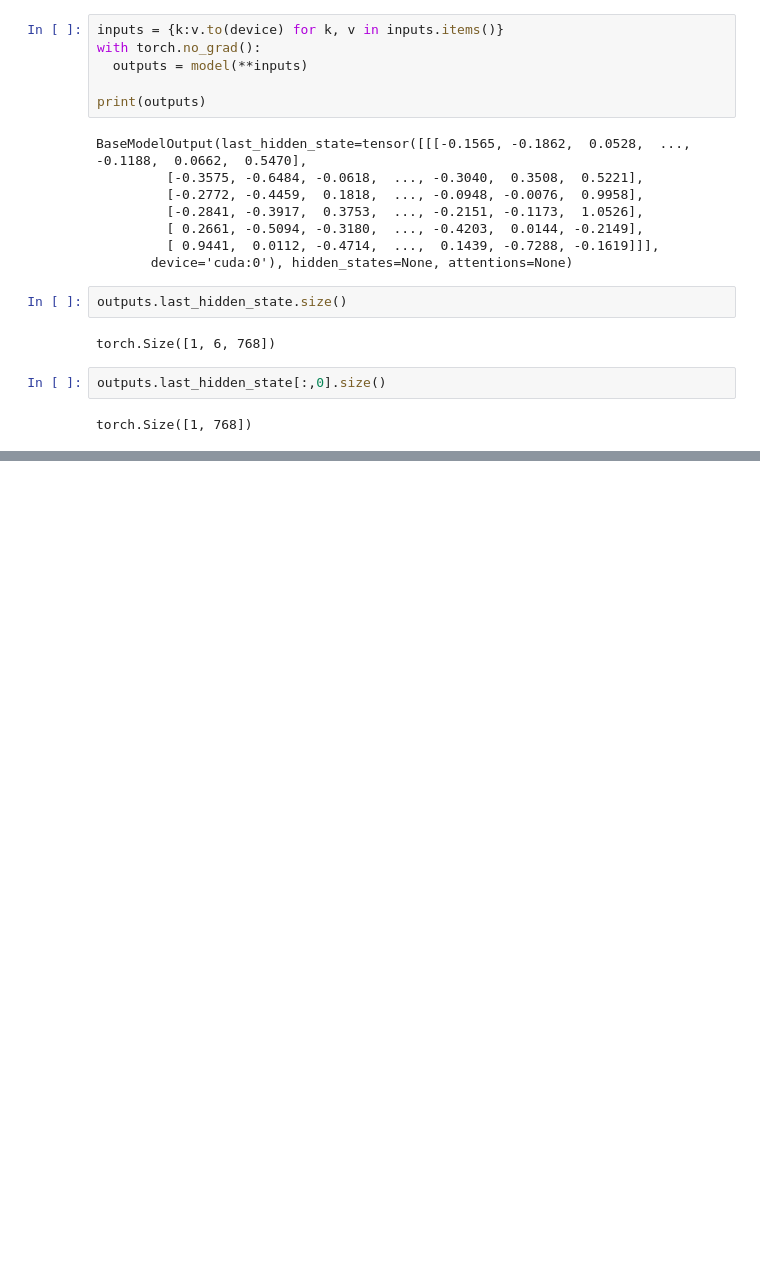
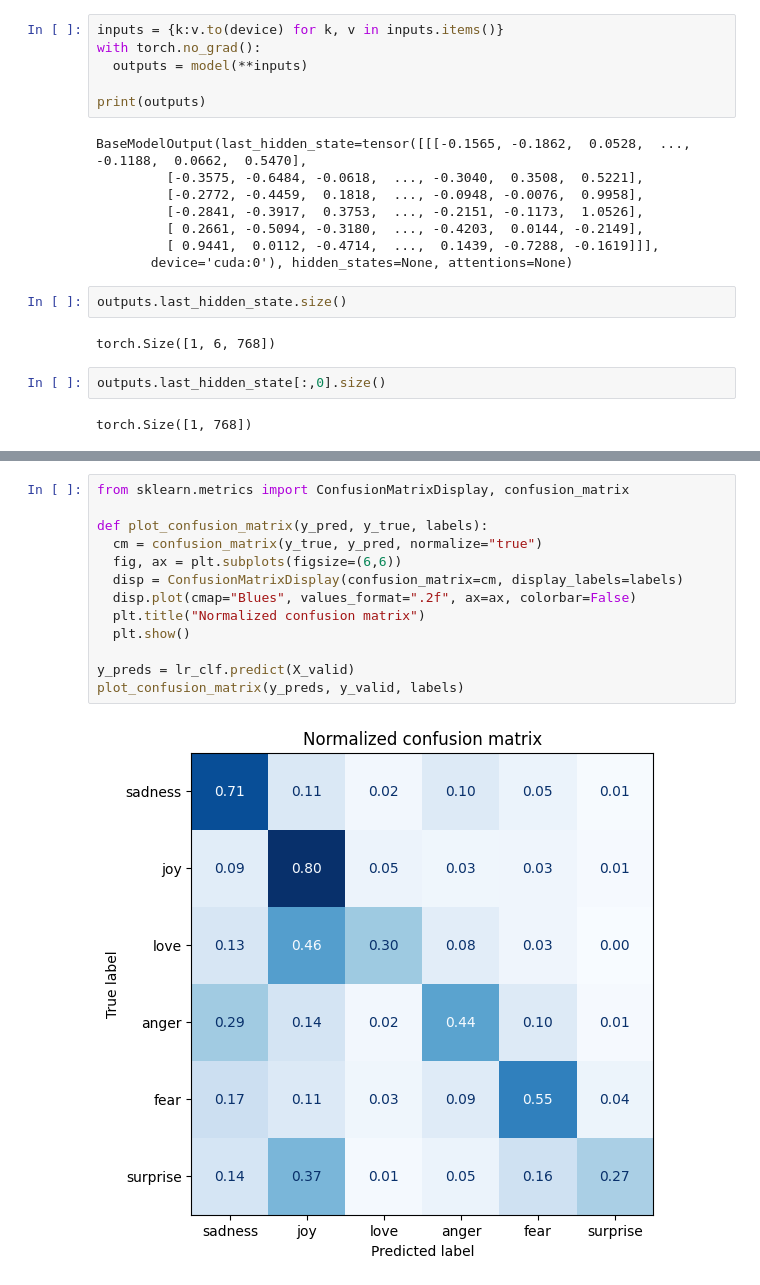
Before and after one commit to ZhangYan0001/TF-Learnning, a Jupyter notebook: Src/item2/2_1.ipynb, the cells around one changed output, grey strips where cells are left out. Cells and saved outputs as stored; diff of their text form; blank space fills up the shorter version.

```diff
--- a/Src/item2/2_1.ipynb
+++ b/Src/item2/2_1.ipynb
@@ -193,0 +257,15 @@ torch.Size([1, 768])
+# %%
+from sklearn.metrics import ConfusionMatrixDisplay, confusion_matrix
+
+def plot_confusion_matrix(y_pred, y_true, labels):
+  cm = confusion_matrix(y_true, y_pred, normalize="true")
+  fig, ax = plt.subplots(figsize=(6,6))
+  disp = ConfusionMatrixDisplay(confusion_matrix=cm, display_labels=labels)
+  disp.plot(cmap="Blues", values_format=".2f", ax=ax, colorbar=False)
+  plt.title("Normalized confusion matrix")
+  plt.show()
+
+y_preds = lr_clf.predict(X_valid)
+plot_confusion_matrix(y_preds, y_valid, labels)
+# %% [output]
+[figure, added]
```
Also changed, not shown: parts of 25 cells of this notebook, 1 other file.
